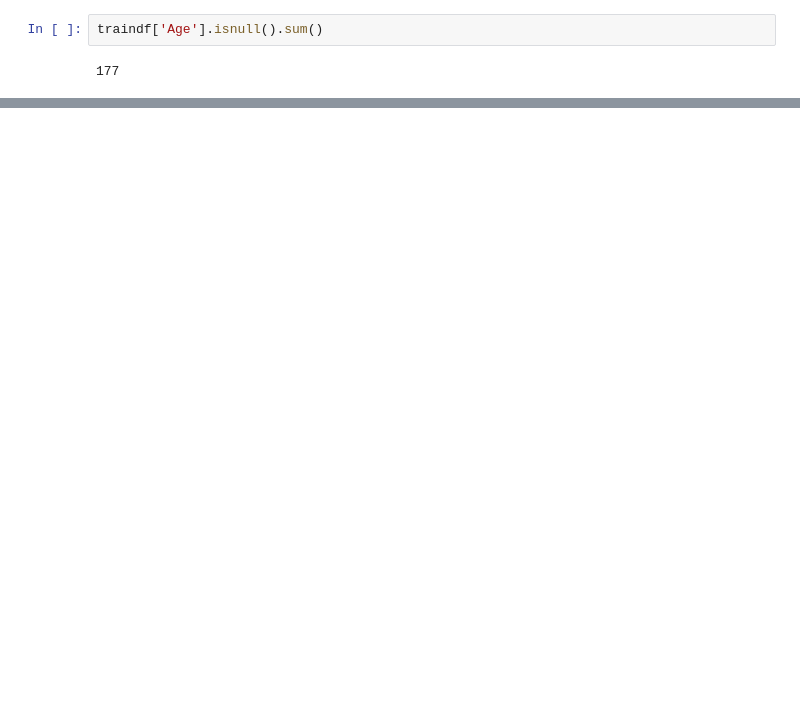
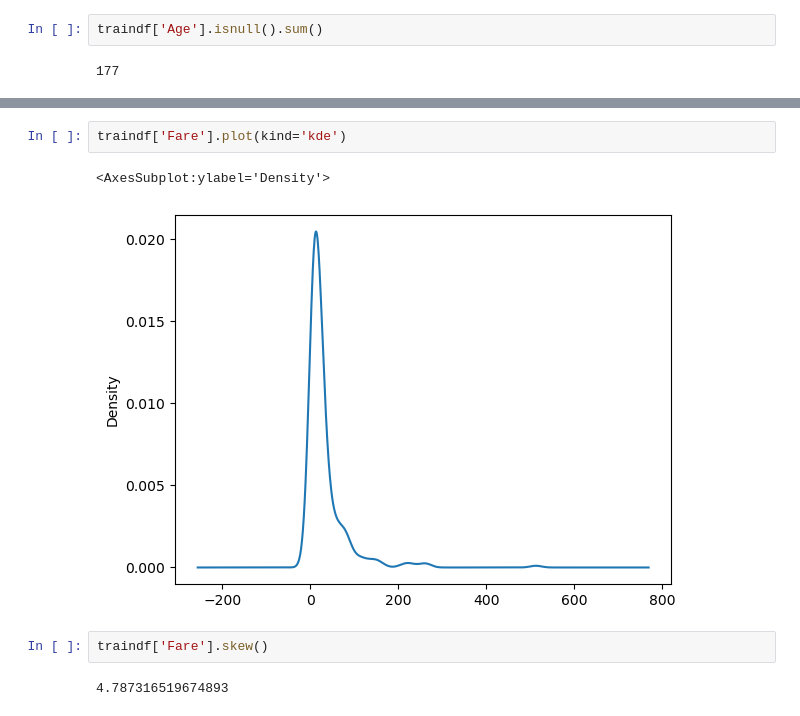
Before and after one commit to chwasiq0569/EDA-on-Titanic-Dataset, a Jupyter notebook: eda-on-titanic-dataset.ipynb, the cells around one changed output, grey strips where cells are left out. Drawn from its saved outputs; the diff is of its cells as text; blank space fills up the shorter version.

```diff
--- a/eda-on-titanic-dataset.ipynb
+++ b/eda-on-titanic-dataset.ipynb
@@ -135,0 +185,9 @@ traindf['Age'].isnull().sum()
+# %%
+traindf['Fare'].plot(kind='kde')
+# %% [output]
+<AxesSubplot:ylabel='Density'>
+[figure, added]
+# %%
+traindf['Fare'].skew()
+# %% [output]
+4.787316519674893
```
Also changed, not shown: parts of 7 cells of this notebook.
